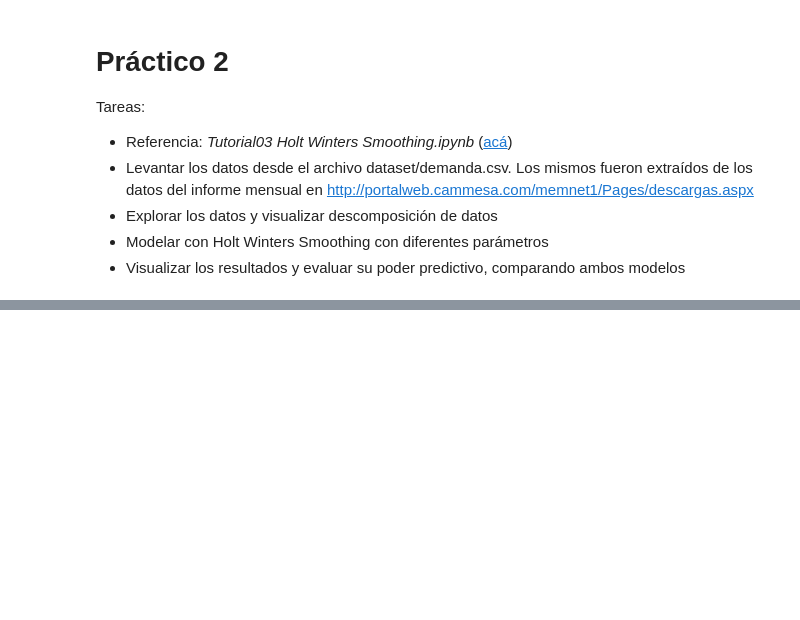
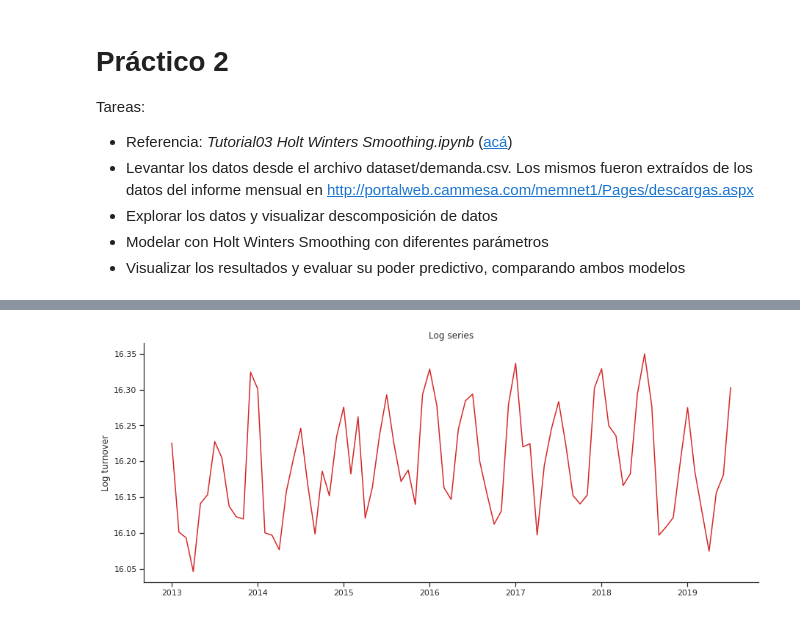
Before and after one commit to avdata99/diplo-datos-optativa-analisis-de-series-temporales, a Jupyter notebook: practico2/Practico 2 - Series temporales.ipynb, the cells around one changed output, grey strips where cells are left out. Drawn from its saved outputs; the diff is of its cells as text; code cells hidden in the pictures; blank space fills up the shorter version.

```diff
--- a/practico2/Practico 2 - Series temporales.ipynb
+++ b/practico2/Practico 2 - Series temporales.ipynb
@@ -407,0 +86,11 @@ plot[-(w+h):].plot();#figsize=(9,6))
+# %%
+fig, ax = plt.subplots(figsize=(15, 6))
+np.log(y).plot(color=red)
+ax.set_xlabel('')
+ax.set_ylabel('Log ' + analyze_field)
+ax.set_title('Log series')
+ax.set_xticks([], minor=True)
+sns.despine()
+plt.show()
+# %% [output]
+[figure, added]
```
Also changed, not shown: parts of 27 cells of this notebook, 4 other files.
